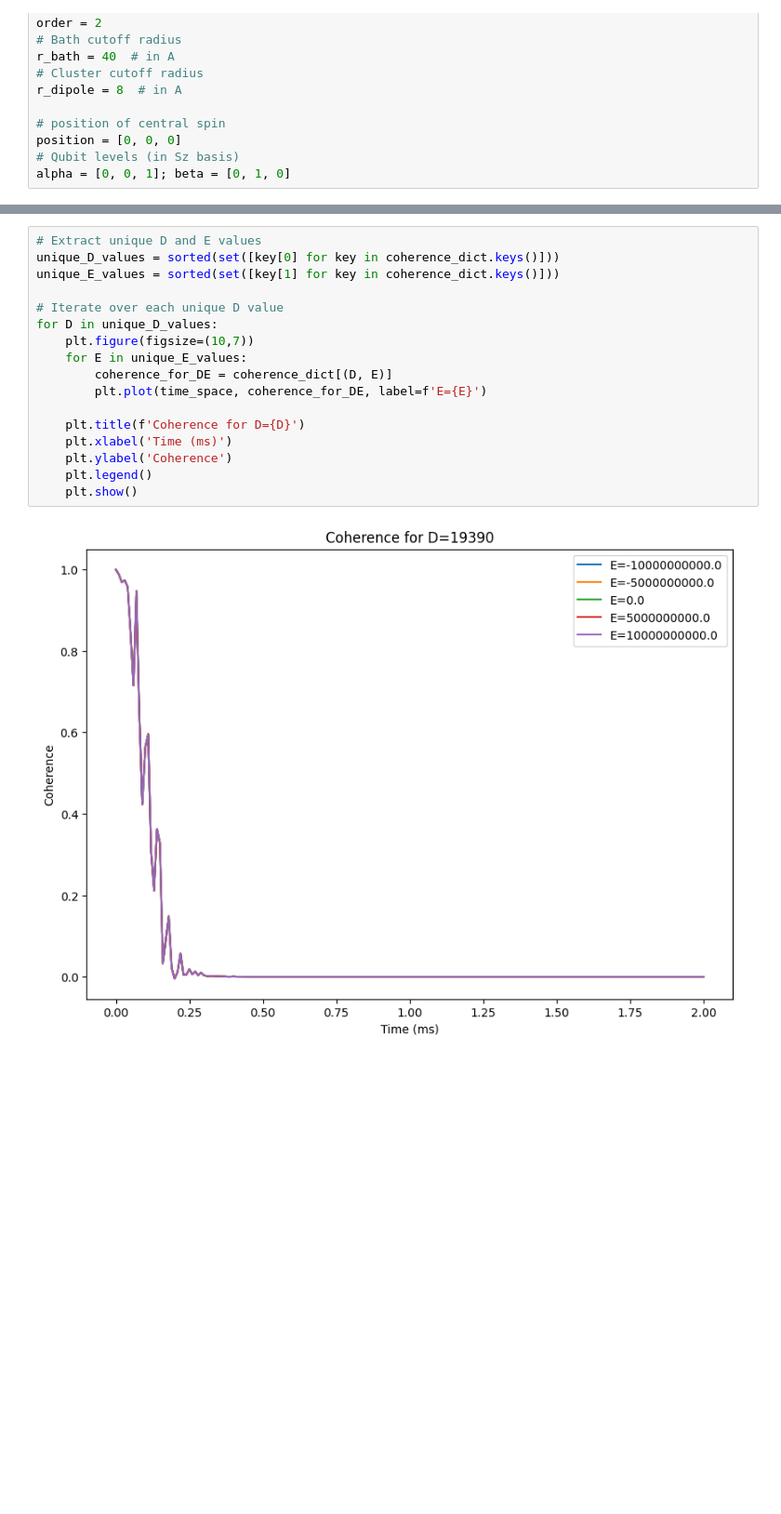
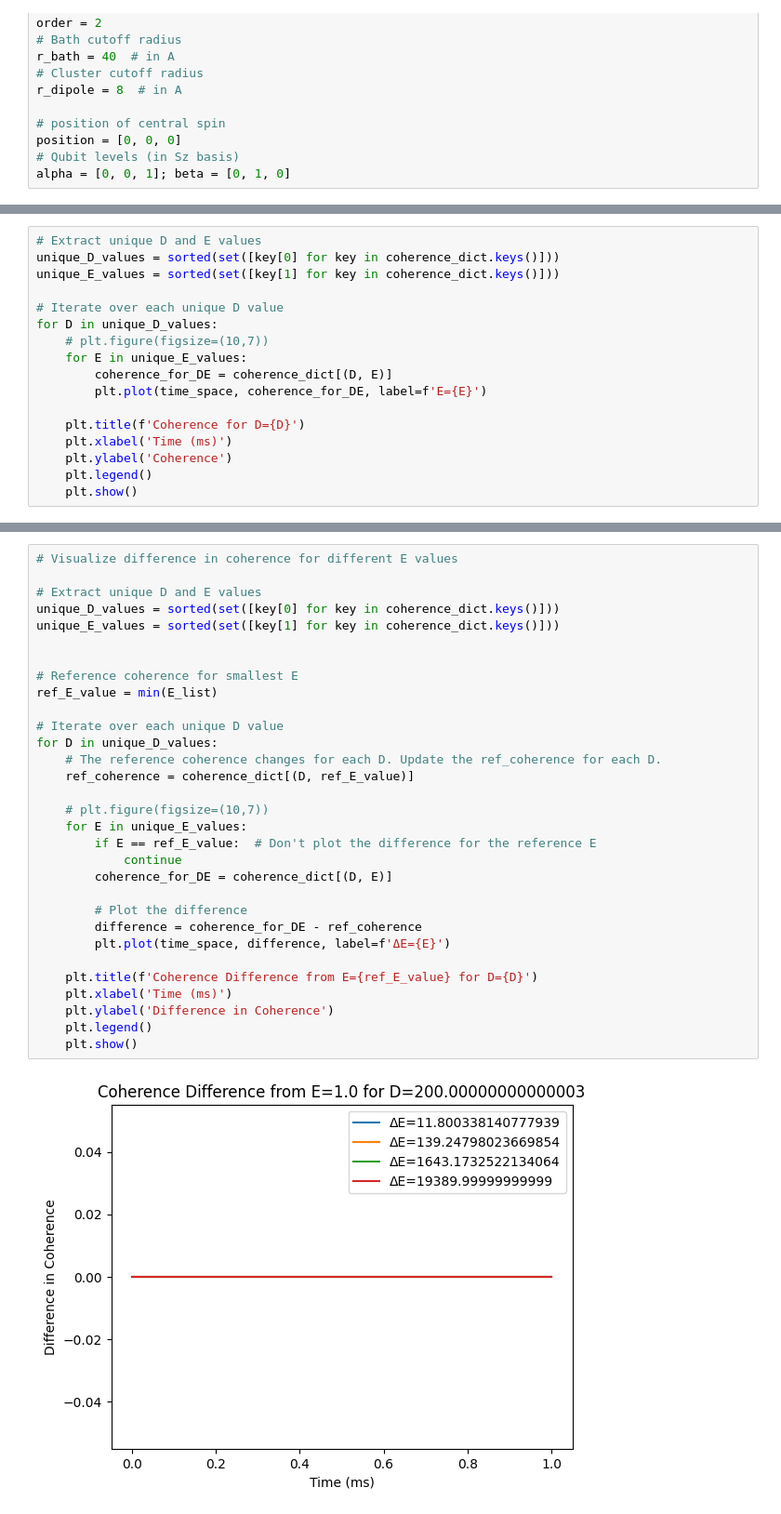
Before and after one commit to aoneillmark/Capstone, a Jupyter notebook: Different Ds 2.ipynb, the cells around one changed output, grey strips where cells are left out. Shown at 93% size. Cells and saved outputs as stored; diff of their text form; blank space fills up the shorter version.

```diff
--- a/Different Ds 2.ipynb
+++ b/Different Ds 2.ipynb
@@ -143,3 +145,20 @@ gyro:
 Clusters include:
 506  clusters of order 1.
 876  clusters of order 2.
+# %%
+# Extract unique D and E values
+unique_D_values = sorted(set([key[0] for key in coherence_dict.keys()]))
+unique_E_values = sorted(set([key[1] for key in coherence_dict.keys()]))
+
+# Iterate over each unique D value
+for D in unique_D_values:
+    # plt.figure(figsize=(10,7))
+    for E in unique_E_values:
+        coherence_for_DE = coherence_dict[(D, E)]
+        plt.plot(time_space, coherence_for_DE, label=f'E={E}')
+
+    plt.title(f'Coherence for D={D}')
+    plt.xlabel('Time (ms)')
+    plt.ylabel('Coherence')
+    plt.legend()
+    plt.show()
@@ -158,19 +193,33 @@ No artists with labels found to put in legend.  Note that artists whose label st
 # %%
+# Visualize difference in coherence for different E values
+
 # Extract unique D and E values
 unique_D_values = sorted(set([key[0] for key in coherence_dict.keys()]))
 unique_E_values = sorted(set([key[1] for key in coherence_dict.keys()]))
 
+
+# Reference coherence for smallest E
+ref_E_value = min(E_list)
+
 # Iterate over each unique D value
 for D in unique_D_values:
-    plt.figure(figsize=(10,7))
+    # The reference coherence changes for each D. Update the ref_coherence for each D.
+    ref_coherence = coherence_dict[(D, ref_E_value)]
+
+    # plt.figure(figsize=(10,7))
     for E in unique_E_values:
+        if E == ref_E_value:  # Don't plot the difference for the reference E
+            continue
         coherence_for_DE = coherence_dict[(D, E)]
-        plt.plot(time_space, coherence_for_DE, label=f'E={E}')
 
-    plt.title(f'Coherence for D={D}')
+        # Plot the difference
+        difference = coherence_for_DE - ref_coherence
+        plt.plot(time_space, difference, label=f'ΔE={E}')
+
+    plt.title(f'Coherence Difference from E={ref_E_value} for D={D}')
     plt.xlabel('Time (ms)')
-    plt.ylabel('Coherence')
+    plt.ylabel('Difference in Coherence')
     plt.legend()
     plt.show()
 # %% [output]
-[figure, old version]
+[figure, new version]
```
Also changed, not shown: parts of 8 cells of this notebook.
